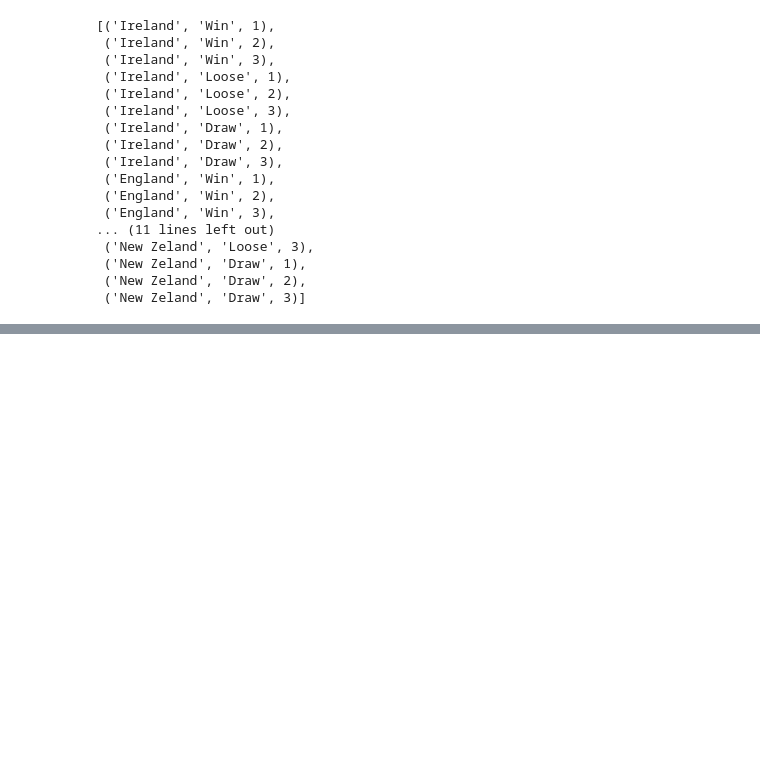
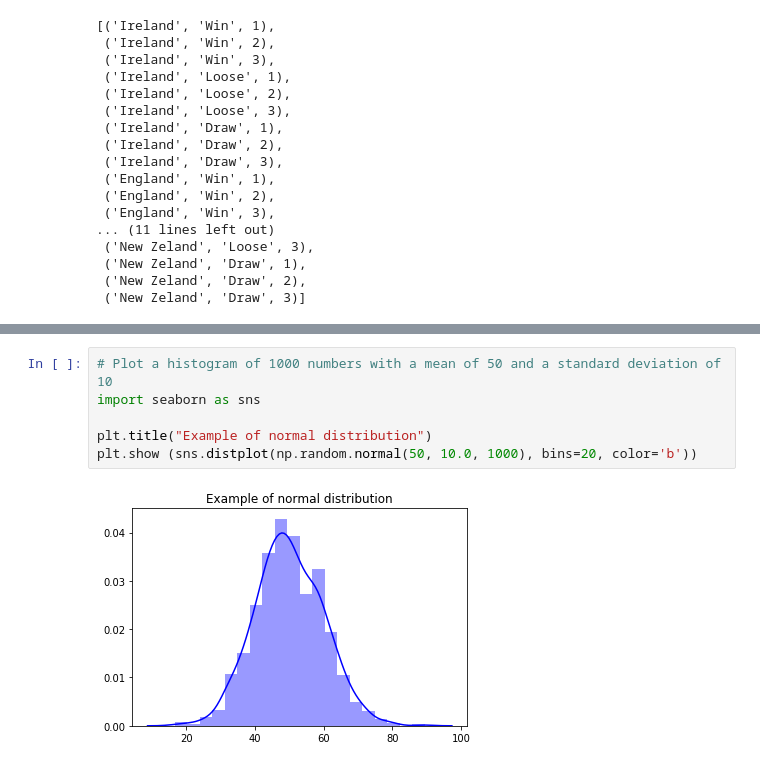
Before and after one commit to bexiturley/assignment-2019-programming-and-data-analysis, a Jupyter notebook: numpyrandom.ipynb, the cells around one changed output, grey strips where cells are left out. Drawn from its saved outputs; the diff is of its cells as text; blank space fills up the shorter version.

```diff
--- a/numpyrandom.ipynb
+++ b/numpyrandom.ipynb
@@ -360,0 +456,8 @@ list(itertools.product(*a))
+# %%
+# Plot a histogram of 1000 numbers with a mean of 50 and a standard deviation of 10
+import seaborn as sns
+
+plt.title("Example of normal distribution")
+plt.show (sns.distplot(np.random.normal(50, 10.0, 1000), bins=20, color='b'))
+# %% [output]
+[figure, added]
```
Also changed, not shown: parts of 32 cells of this notebook.
